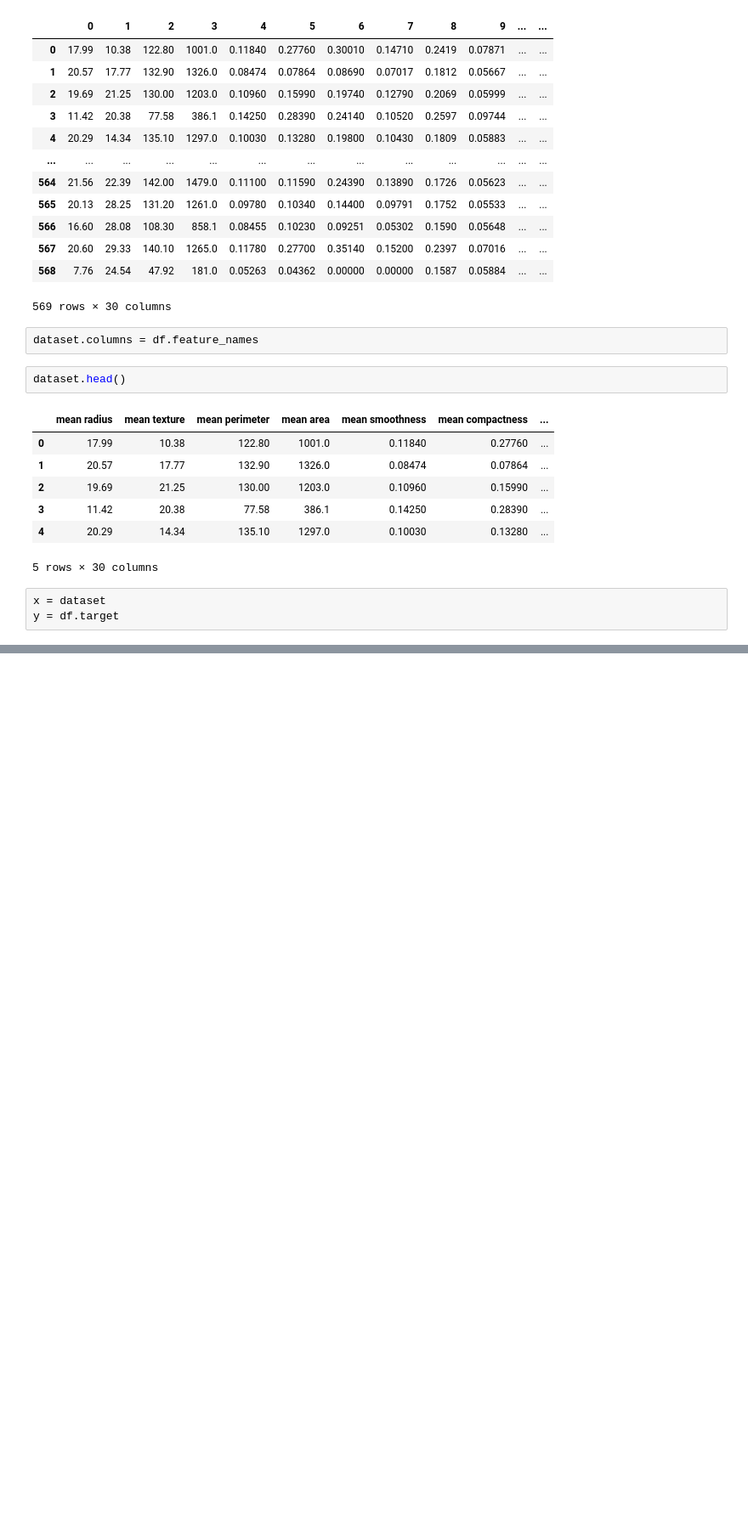
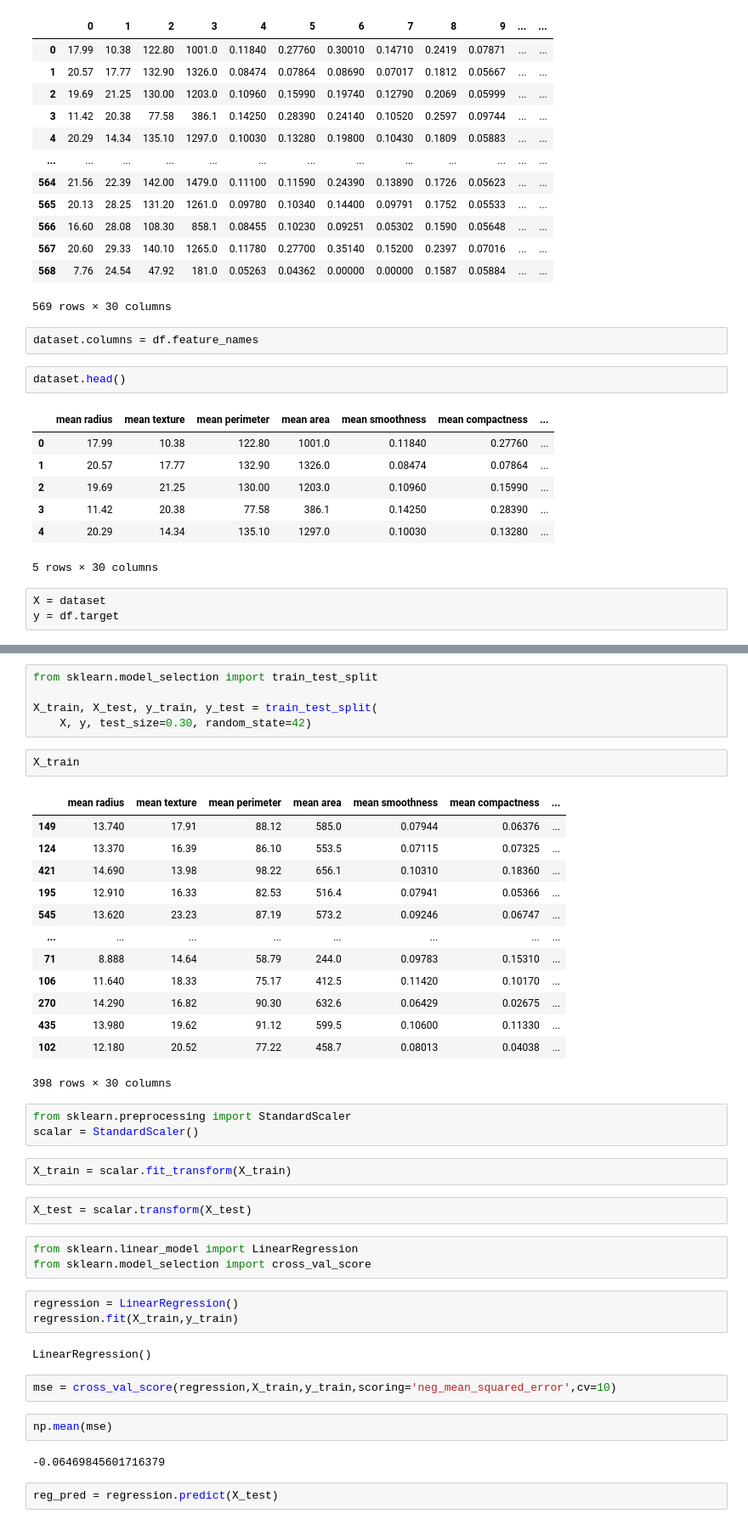
Before and after one commit to ihuzaifa1/Data-Science, a Jupyter notebook: lg.ipynb, the cells around one changed output, grey strips where cells are left out. Shown at 85% size. Saved outputs shown, nothing was run; the diff lists cells and outputs as text; blank space fills up the shorter version.

```diff
--- a/lg.ipynb
+++ b/lg.ipynb
@@ -39,5 +37,5 @@ dataset.head()
 | 4 | 20.29 | 14.34 | 135.10 | 1297.0 | 0.10030 | 0.13280 | ... |
 5 rows × 30 columns
 # %%
-x = dataset
+X = dataset
 y = df.target
@@ -43,0 +62,44 @@ y = df.target
+# %%
+from sklearn.model_selection import train_test_split
+
+X_train, X_test, y_train, y_test = train_test_split(
+    X, y, test_size=0.30, random_state=42)
+# %%
+X_train
+# %% [output]
+|  | mean radius | mean texture | mean perimeter | mean area | mean smoothness | mean compactness | ... |
+| 149 | 13.740 | 17.91 | 88.12 | 585.0 | 0.07944 | 0.06376 | ... |
+| 124 | 13.370 | 16.39 | 86.10 | 553.5 | 0.07115 | 0.07325 | ... |
+| 421 | 14.690 | 13.98 | 98.22 | 656.1 | 0.10310 | 0.18360 | ... |
+| 195 | 12.910 | 16.33 | 82.53 | 516.4 | 0.07941 | 0.05366 | ... |
+| 545 | 13.620 | 23.23 | 87.19 | 573.2 | 0.09246 | 0.06747 | ... |
+| ... | ... | ... | ... | ... | ... | ... | ... |
+| 71 | 8.888 | 14.64 | 58.79 | 244.0 | 0.09783 | 0.15310 | ... |
+| 106 | 11.640 | 18.33 | 75.17 | 412.5 | 0.11420 | 0.10170 | ... |
+| 270 | 14.290 | 16.82 | 90.30 | 632.6 | 0.06429 | 0.02675 | ... |
+| 435 | 13.980 | 19.62 | 91.12 | 599.5 | 0.10600 | 0.11330 | ... |
+| 102 | 12.180 | 20.52 | 77.22 | 458.7 | 0.08013 | 0.04038 | ... |
+398 rows × 30 columns
+# %%
+from sklearn.preprocessing import StandardScaler
+scalar = StandardScaler()
+# %%
+X_train = scalar.fit_transform(X_train)
+# %%
+X_test = scalar.transform(X_test)
+# %%
+from sklearn.linear_model import LinearRegression
+from sklearn.model_selection import cross_val_score
+# %%
+regression = LinearRegression()
+regression.fit(X_train,y_train)
+# %% [output]
+LinearRegression()
+# %%
+mse = cross_val_score(regression,X_train,y_train,scoring='neg_mean_squared_error',cv=10)
+# %%
+np.mean(mse)
+# %% [output]
+-0.06469845601716379
+# %%
+reg_pred = regression.predict(X_test)
```
Also changed, not shown: parts of 7 cells of this notebook.
